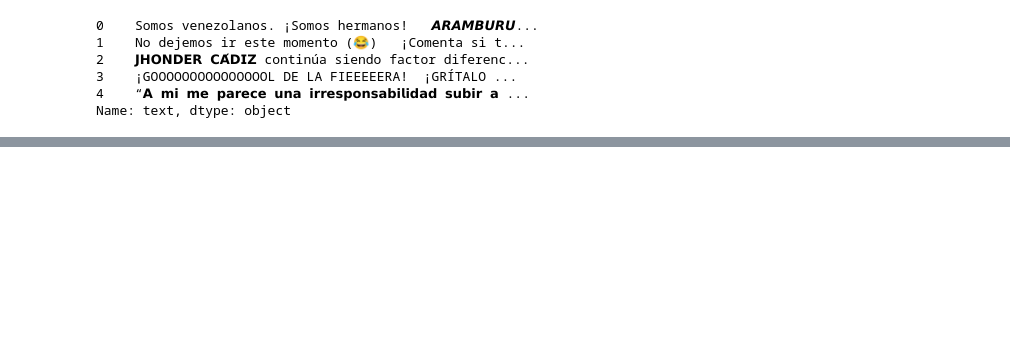
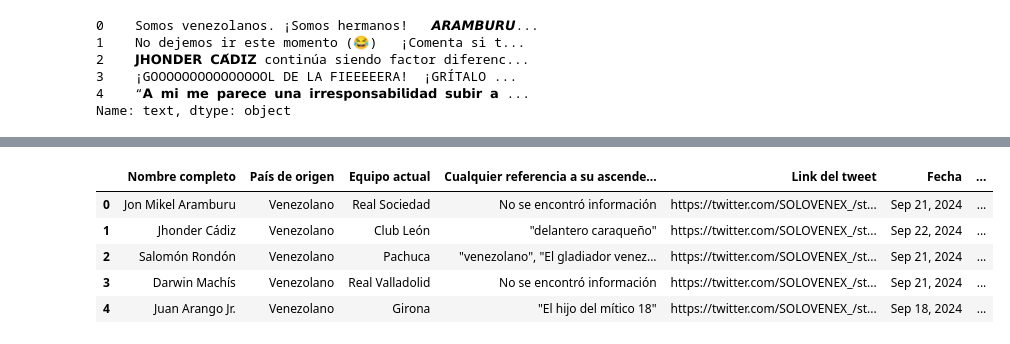
Before and after one commit to Constanzafl/gemini-pro-web-scraper, a Jupyter notebook: venex/GEMINI.ipynb, the cells around one changed output, grey strips where cells are left out. Saved outputs shown, nothing was run; the diff lists cells and outputs as text; code cells hidden in the pictures; blank space fills up the shorter version.

```diff
--- a/venex/GEMINI.ipynb
+++ b/venex/GEMINI.ipynb
@@ -484,0 +406,25 @@ AttributeError: 'generator' object has no attribute 'text'
+# %%
+# Suponiendo que full_full_text44 contiene el texto que deseas procesar
+matches = re.findall(r'\|\s*(.*?)\s*\|\s*(.*?)\s*\|\s*(.*?)\s*\|\s*(.*?)\s*\|\s*(.*?)\s*\|\s*(.*?)\s*\|\s*(.*?)\s*\|', full_full_text441)
+
+# Convierte los datos en un DataFrame de pandas y asigna las columnas correctamente
+df441 = pd.DataFrame(matches)
+
+# Elimina filas que consisten solo en '---'
+df441 = df441[~df441.eq('---').all(axis=1)]
+
+# Asigna los nombres de columna usando la primera fila
+df441.columns = df441.iloc[0]  # La primera fila se convierte en nombres de columna
+df441 = df441[1:]  # Elimina la fila que ahora es el encabezado
+
+# Resetea el índice
+df441.reset_index(drop=True, inplace=True)
+# %%
+df441.head()
+# %% [output]
+|  | Nombre completo | País de origen | Equipo actual | Cualquier referencia a su ascende... | Link del tweet | Fecha | ... |
+| 0 | Jon Mikel Aramburu | Venezolano | Real Sociedad | No se encontró información | https://twitter.com/SOLOVENEX_/st... | Sep 21, 2024 | ... |
+| 1 | Jhonder Cádiz | Venezolano | Club León | "delantero caraqueño" | https://twitter.com/SOLOVENEX_/st... | Sep 22, 2024 | ... |
+| 2 | Salomón Rondón | Venezolano | Pachuca | "venezolano", "El gladiador venez... | https://twitter.com/SOLOVENEX_/st... | Sep 21, 2024 | ... |
+| 3 | Darwin Machís | Venezolano | Real Valladolid | No se encontró información | https://twitter.com/SOLOVENEX_/st... | Sep 21, 2024 | ... |
+| 4 | Juan Arango Jr. | Venezolano | Girona | "El hijo del mítico 18" | https://twitter.com/SOLOVENEX_/st... | Sep 18, 2024 | ... |
```
Also changed, not shown: parts of 38 cells of this notebook, 6 other files.
